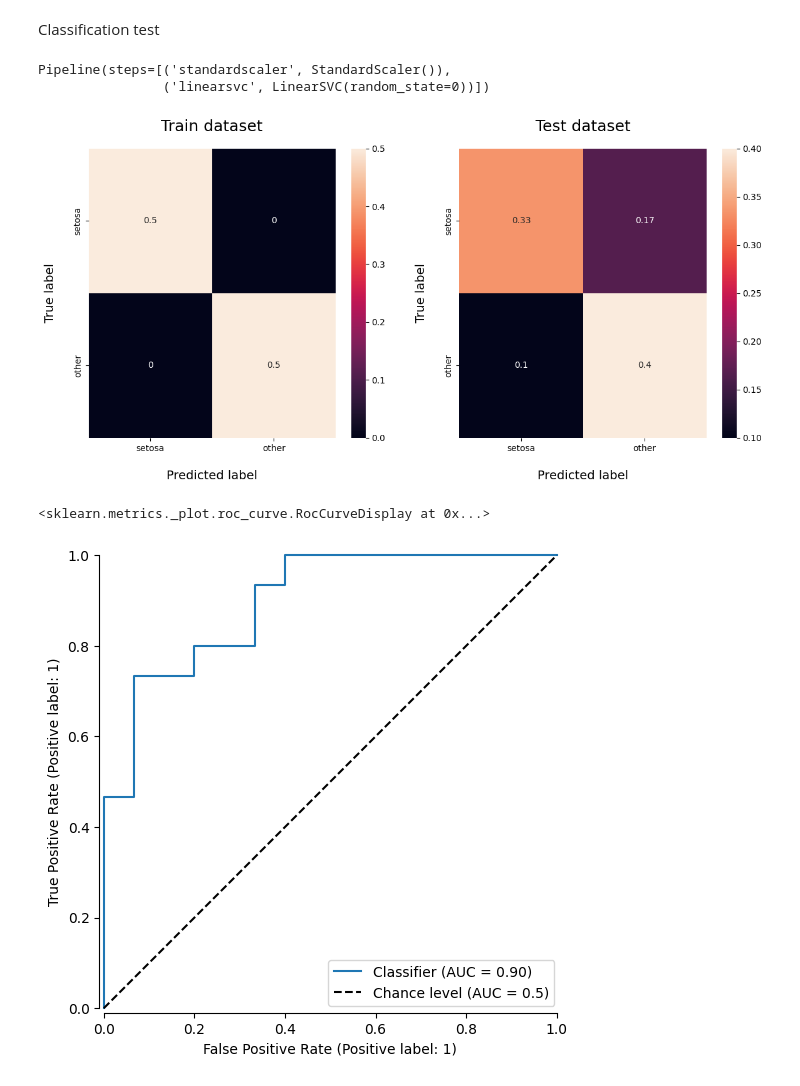
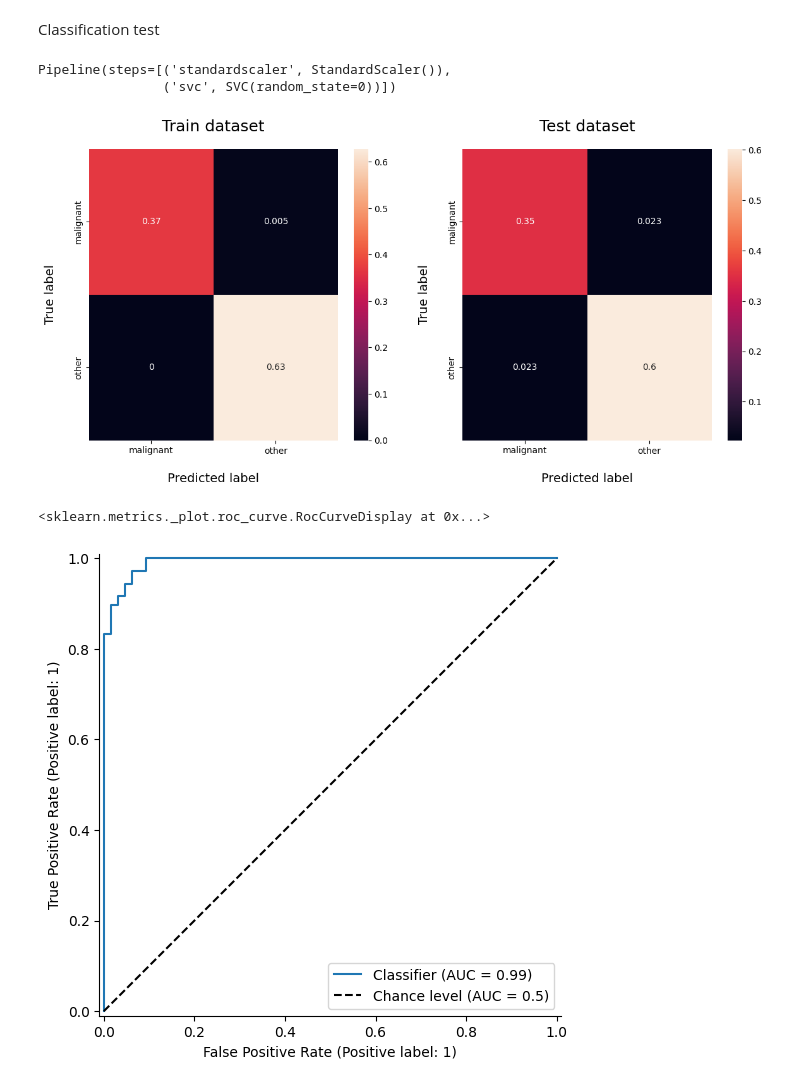
Before and after one commit to NDuan-510/MADS-MS2-Uber-Analysis, a Jupyter notebook: 4. Supervised Model evaluation & Failure analysis.ipynb, the cells around one changed output. Saved outputs shown, nothing was run; the diff lists cells and outputs as text; code cells hidden in the pictures.

Commit message:
Add some evaluation test and visualization

```diff
--- a/4. Supervised Model evaluation & Failure analysis.ipynb
+++ b/4. Supervised Model evaluation & Failure analysis.ipynb
@@ -33,25 +37,28 @@ vis_obj.prediction_validate_plot(ridge)
 # %% [markdown]
 Classification test
 # %%
-test_data = utility.generate_data('iris',0.3,seed=0,binary_label=True,add_random=True)
-X_train, X_test, y_train, y_test = utility.generate_data('iris',0.3,seed=0,binary_label=True,add_random=True)
-
-vis_obj = Model_Visualizer(*test_data)
+test_data = utility.generate_data('cancer',0.3,seed=0,binary_label=True,add_random=False)
+X_train, X_test, y_train, y_test = utility.generate_data('cancer',0.3,seed=0,binary_label=True,add_random=False)
+feature_labels = utility.get_feature_labels('cancer')
+vis_obj = Model_Visualizer(*test_data,feature_names=feature_labels)
 # %%
-classifier = make_pipeline(StandardScaler(), LinearSVC(random_state=0))
+# classifier = make_pipeline(StandardScaler(), LinearSVC(random_state=0))
+classifier = make_pipeline(StandardScaler(), SVC(random_state=0))
+# classifier = SVC(kernel='linear',random_state=0,probability=True)
+# classifier = LinearSVC(random_state=0)
 classifier.fit(X_train,y_train)
 # %% [output]
 Pipeline(steps=[('standardscaler', StandardScaler()),
-                ('linearsvc', LinearSVC(random_state=0))])
+                ('svc', SVC(random_state=0))])
 # %%
-vis_obj.confusion_matrix(classifier,utility.get_target_label('iris',binary_label=True),normalize=True)
+vis_obj.confusion_matrix(classifier,utility.get_target_labels('cancer',binary_label=True),normalize=True)
 # %% [output]
-[figure, old version]
+[figure, new version]
 # %%
 vis_obj.ROC_curve(y_test = y_test,y_score = classifier.decision_function(X_test))
 # %% [output]
 <sklearn.metrics._plot.roc_curve.RocCurveDisplay at 0x...>
-[figure, old version]
+[figure, new version]
 # %%
 vis_obj.precision_recall_curve(y_test = y_test,y_score = classifier.decision_function(X_test))
 plt.show()
```
Also changed, not shown: parts of 30 cells of this notebook, 3 other files.
